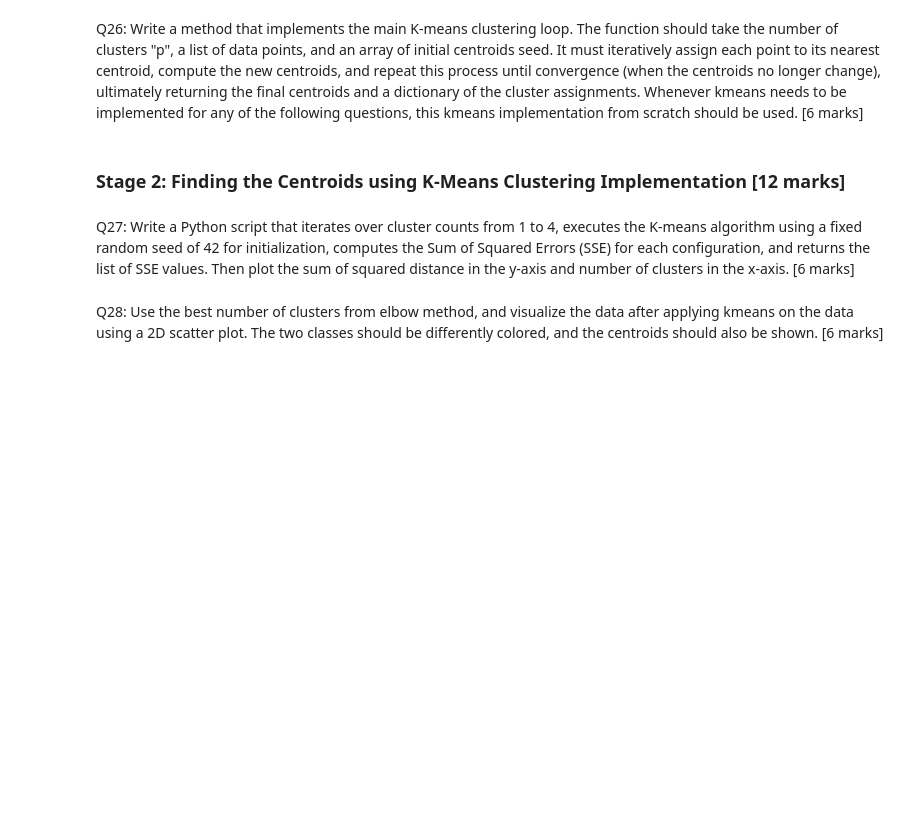
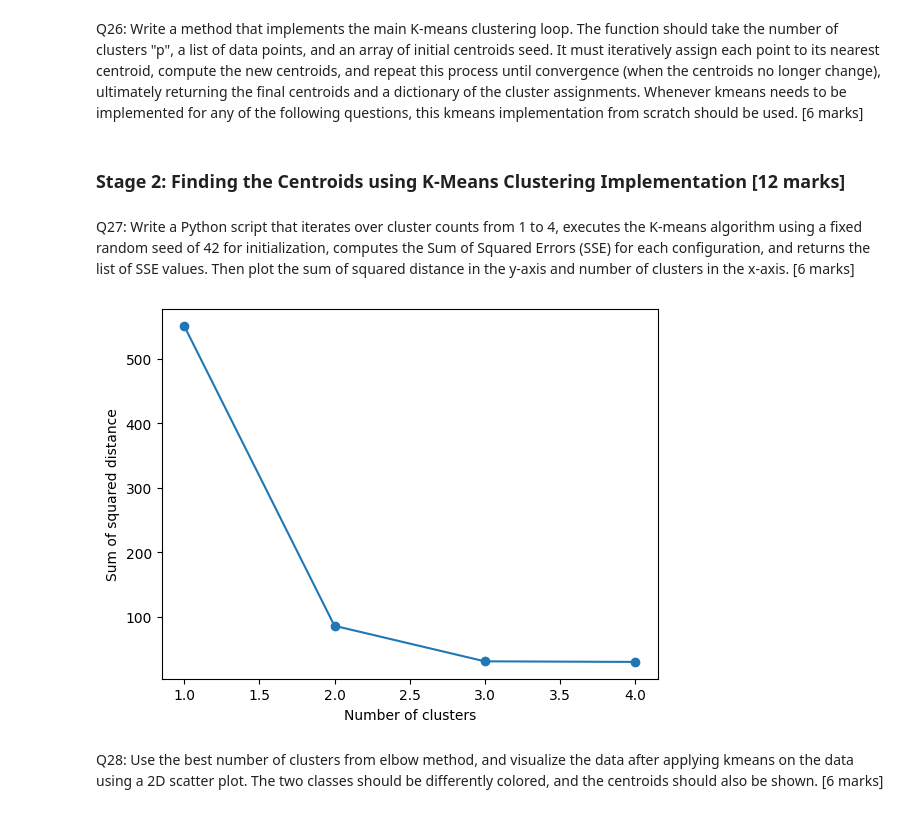
Before and after one commit to subhashiitb/IITKGP-ML, a Jupyter notebook: Assignment/Module1/Module -1 ML Assignment-Starter-Notebook.ipynb, the cells around one changed output. Cells and saved outputs as stored; diff of their text form; code cells hidden in the pictures; blank space fills up the shorter version.

```diff
--- a/Assignment/Module1/Module -1 ML Assignment-Starter-Notebook.ipynb
+++ b/Assignment/Module1/Module -1 ML Assignment-Starter-Notebook.ipynb
@@ -882,2 +863,11 @@ Q24: Write a method that takes a random seed and an integer "p", sets the seed f
+# %%
+### YOUR CODE STARTS HERE ###
+
+def initialize_centroids(seed, p):
+    random.seed(seed)
+    indices = random.sample(range(len(points)), p)
+    return np.array([points[i] for i in indices])
+
+### YOUR CODE ENDS HERE ###
 # %% [markdown]
 Q25: Write a method that calculates the Sum of Squared Errors (SSE) for a clustering model. The function should take an array of centroids, a dictionary mapping cluster indices to lists of data points, and the total number of clusters "k", and return the sum of the squared Euclidean distances between every point and its assigned centroid. [3 marks]
@@ -894,3 +888,22 @@ Q26: Write a method that implements the main K-means clustering loop. The functi
+# %%
+### YOUR CODE STARTS HERE ###
+
+def kmeans(p, data_points, centroids):
+    while True:
+        clusters = {i: [] for i in range(p)}
+        for point in data_points:
+            idx = closest_centroid(point, centroids)
+            clusters[idx].append(point)
+
+        new_centroids = update_centroids(clusters)
+
+        if np.array_equal(new_centroids, centroids):
+            break
+        centroids = new_centroids
+
+    return centroids, clusters
+
+### YOUR CODE ENDS HERE ###
 # %% [markdown]
 ### Stage 2: Finding the Centroids using K-Means Clustering Implementation [12 marks]
 # %% [markdown]
@@ -902,2 +911,20 @@ Q27: Write a Python script that iterates over cluster counts from 1 to 4, execut
+# %%
+### YOUR CODE STARTS HERE ###
+
+sse_values = []
+for p in range(1, 5):
+    initial_centroids = initialize_centroids(42, p)
+    final_centroids, clusters = kmeans(p, points, initial_centroids)
+    sse = calculate_sse(final_centroids, clusters, p)
+    sse_values.append(sse)
+
+plt.plot(range(1, 5), sse_values, marker='o')
+plt.xlabel('Number of clusters')
+plt.ylabel('Sum of squared distance')
+plt.show()
+
+### YOUR CODE ENDS HERE ###
+# %% [output]
+[figure, added]
 # %% [markdown]
 Q28: Use the best number of clusters from elbow method, and visualize the data after applying kmeans on the data using a 2D scatter plot. The two classes should be differently colored, and the centroids should also be shown. [6 marks]
```
Also changed, not shown: parts of 11 cells of this notebook.
